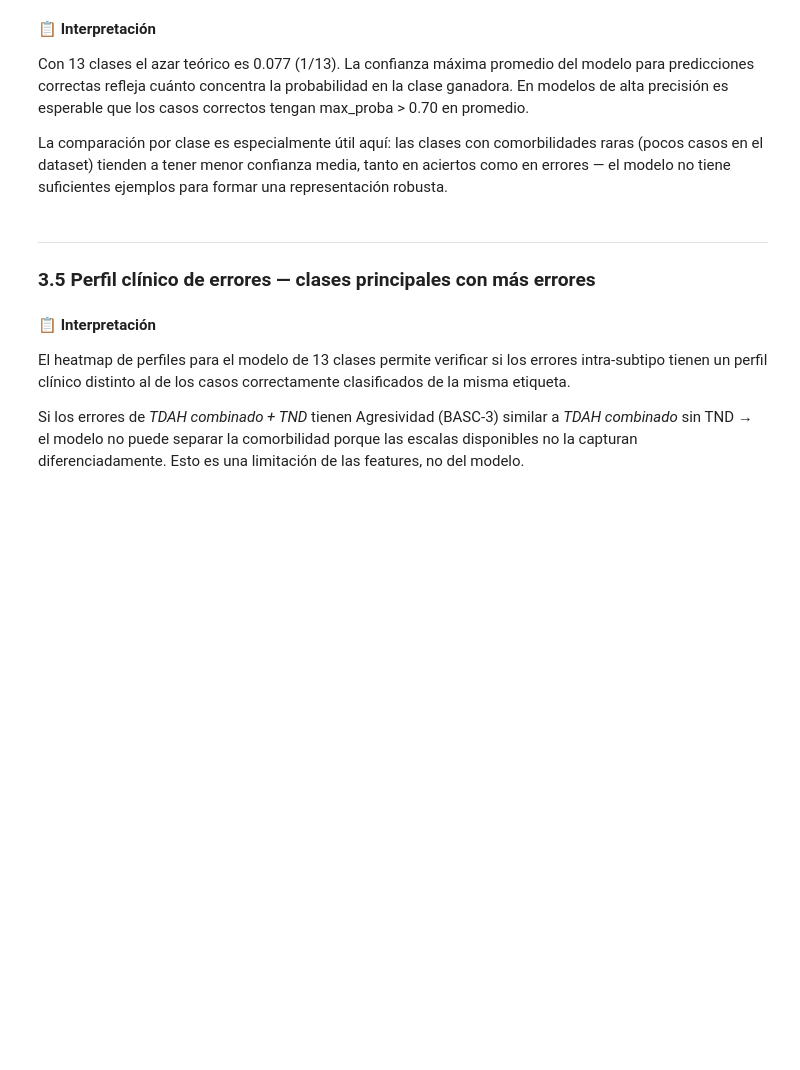
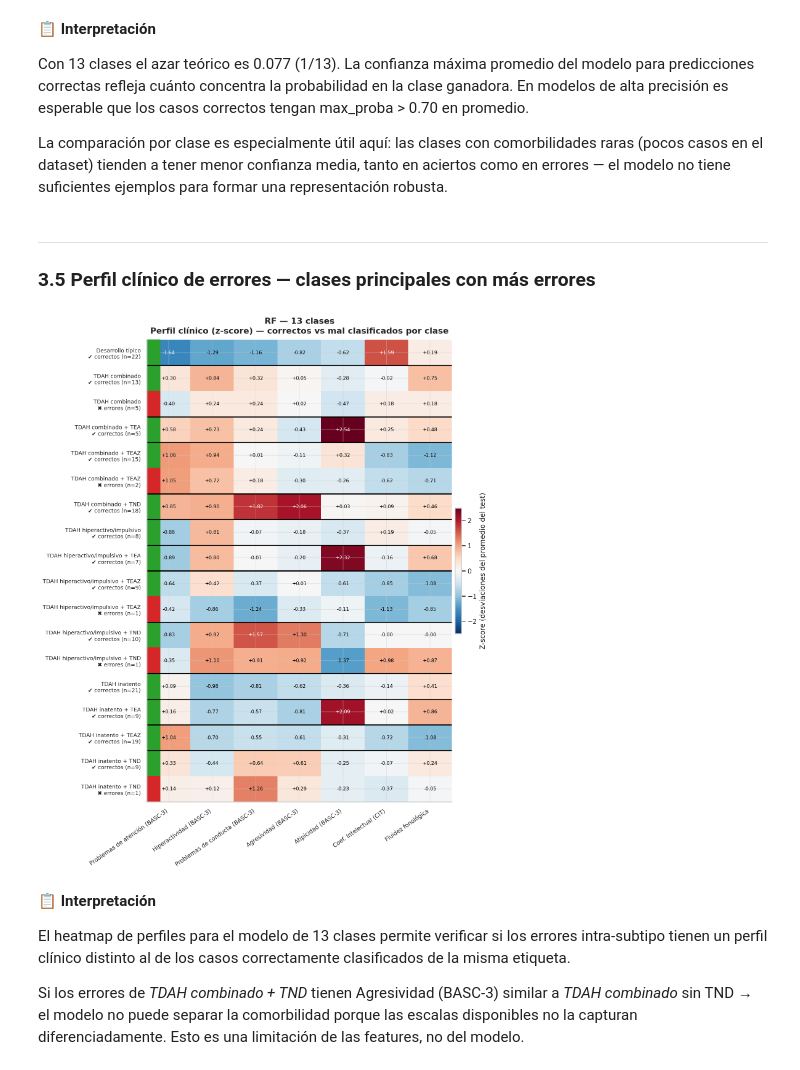
Before and after one commit to jpospinalo/TDAH-data, a Jupyter notebook: notebooks/error_analysis.ipynb, the cells around one changed output. Drawn from its saved outputs; the diff is of its cells as text; code cells hidden in the pictures; blank space fills up the shorter version.

```diff
--- a/notebooks/error_analysis.ipynb
+++ b/notebooks/error_analysis.ipynb
@@ -266,10 +280,8 @@ def plot_confidence(y_true, y_pred, proba, labels, title):
 
 # ── Helper: perfil clínico de mal clasificados ────────────────────────────
 def plot_error_profiles(y_true, y_pred, X_test_raw, labels, title):
-    \"\"\"
-    Heatmap z-score: compara perfil medio de correctos vs mal clasificados
-    para cada clase real. Solo usa variables continuas.
-    \"\"\"
+    # Heatmap z-score: compara perfil medio de correctos vs mal clasificados
+    # para cada clase real. Solo usa variables continuas.
     cont = [f for f in CONT_FEATS if f in X_test_raw.columns]
     cont_labels = [FEATURE_LABELS.get(f, f) for f in cont]
 
@@ -551,3 +565,12 @@ plot_error_profiles(y_plot_enc, pred_plot_enc, X_te13_df_sel, labels_plot,
+# %%
+X_te13_df = pd.DataFrame(
+    X_te13.values if hasattr(X_te13, 'values') else X_te13,
+    columns=FEATURES
+)
+plot_error_profiles(y_te13, pred13, X_te13_df, le13.classes_,
+                    'RF — 13 clases')
+# %% [output]
+[figure, added]
 # %% [markdown]
 📋 **Interpretación**
 
```
Also changed, not shown: parts of 13 cells of this notebook, 10 other files.
